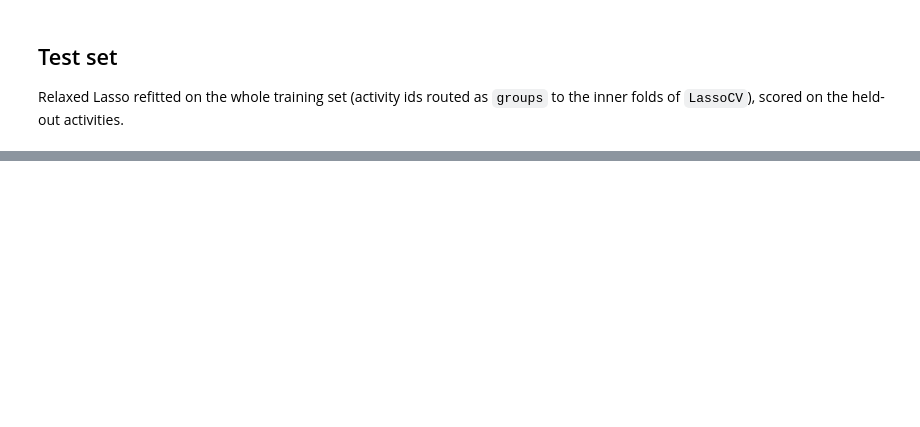
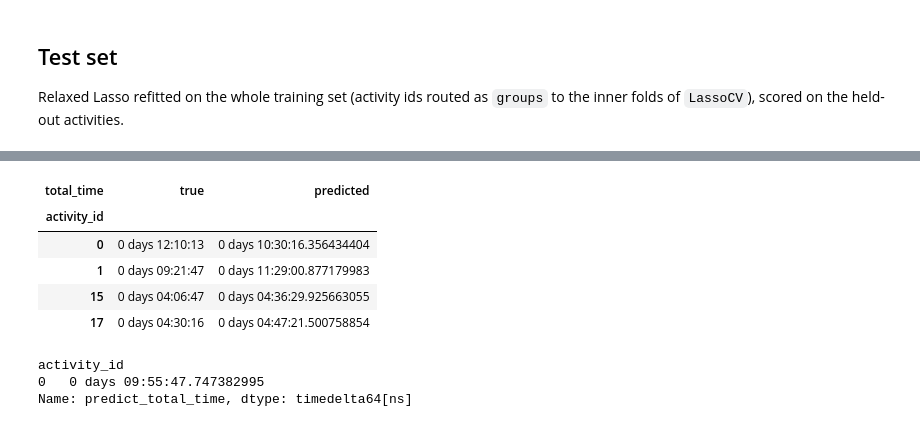
Before and after one commit to caillebotteAntoine/trailPredictor, a Jupyter notebook: notebooks/lasso.ipynb, the cells around one changed output, grey strips where cells are left out. Cells and saved outputs as stored; diff of their text form; code cells hidden in the pictures; blank space fills up the shorter version.

Commit message:
do prediction for on activity

```diff
--- a/notebooks/lasso.ipynb
+++ b/notebooks/lasso.ipynb
@@ -156,0 +244,14 @@ test.plot.vs_prediction().show()
+# %%
+pd.concat(
+    [test.true_total_time, test.predict_total_time()],
+    axis=1,
+    keys=["true", "predicted"],
+    names=["total_time"],
+).head(10)
+# %% [output]
+| total_time | true | predicted |
+| activity_id |  |  |
+| 0 | 0 days 12:10:13 | 0 days 10:30:16.356434404 |
+| 1 | 0 days 09:21:47 | 0 days 11:29:00.877179983 |
+| 15 | 0 days 04:06:47 | 0 days 04:36:29.925663055 |
+| 17 | 0 days 04:30:16 | 0 days 04:47:21.500758854 |
@@ -156,0 +275,6 @@ test.plot.vs_prediction().show()
+# %%
+data_to_predict.predict_total_time()
+# %% [output]
+activity_id
+0   0 days 09:55:47.747382995
+Name: predict_total_time, dtype: timedelta64[ns]
```
Also changed, not shown: parts of 12 cells of this notebook, 2 other files.
